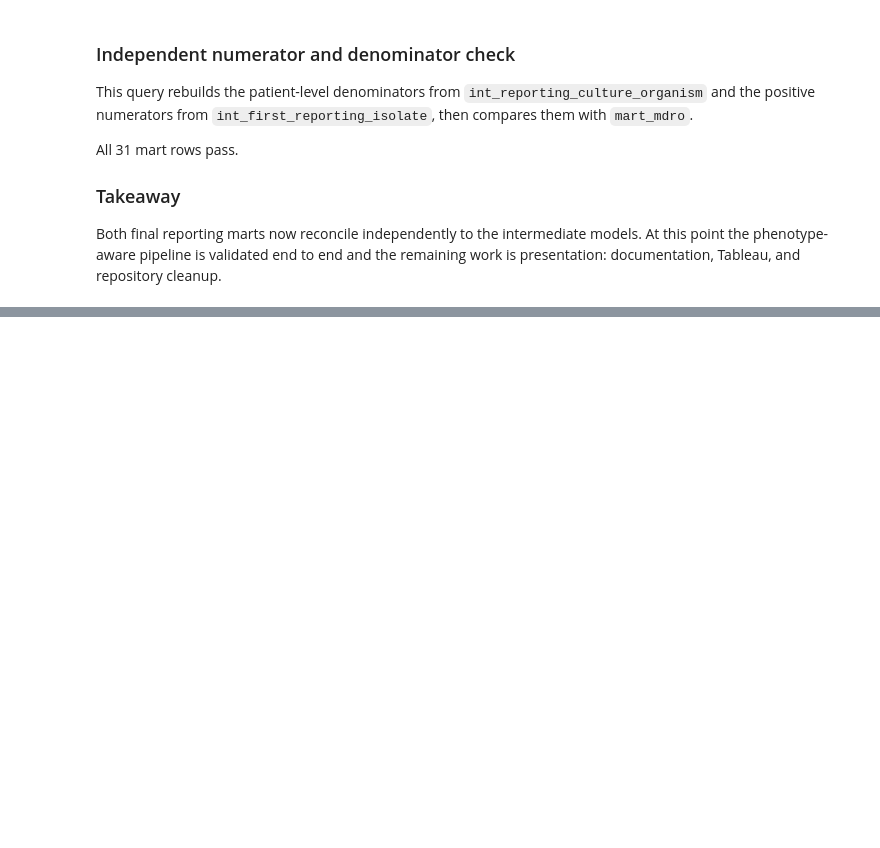
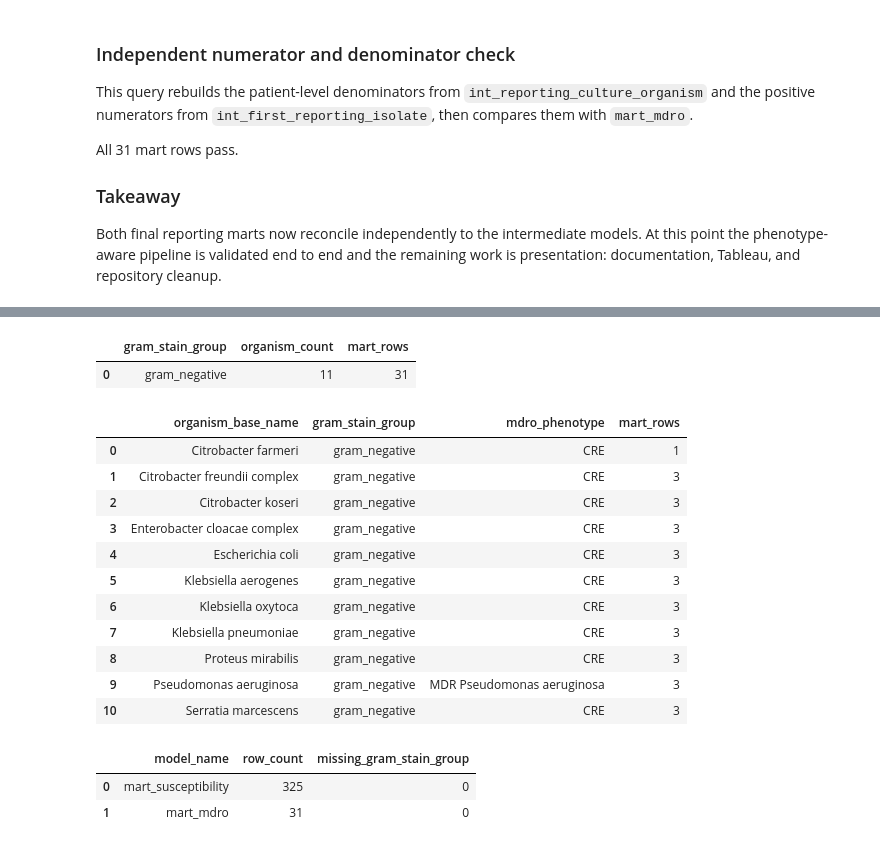
Before and after one commit to clarkbrendenj/ELT-Microbiology, a Jupyter notebook: notebooks/pipeline validation2/12_validate_mdro_mart.ipynb, the cells around one changed output, grey strips where cells are left out. Drawn from its saved outputs; the diff is of its cells as text; code cells hidden in the pictures; blank space fills up the shorter version.

```diff
--- a/notebooks/pipeline validation2/12_validate_mdro_mart.ipynb
+++ b/notebooks/pipeline validation2/12_validate_mdro_mart.ipynb
@@ -225,0 +247,78 @@ Both final reporting marts now reconcile independently to the intermediate model
+# %%
+%sql
+select
+    gram_stain_group,
+    count(distinct organism_base_name) as organism_count,
+    count(*) as mart_rows
+
+from workspace.micro_dev.mart_mdro
+
+group by gram_stain_group
+
+order by gram_stain_group;
+# %% [output]
+|  | gram_stain_group | organism_count | mart_rows |
+| 0 | gram_negative | 11 | 31 |
+# %%
+%sql
+select
+    organism_base_name,
+    gram_stain_group,
+    mdro_phenotype,
+    count(*) as mart_rows
+
+from workspace.micro_dev.mart_mdro
+
+group by
+    organism_base_name,
+    gram_stain_group,
+    mdro_phenotype
+
+order by
+    gram_stain_group,
+    organism_base_name,
+    mdro_phenotype;
+# %% [output]
+|  | organism_base_name | gram_stain_group | mdro_phenotype | mart_rows |
+| 0 | Citrobacter farmeri | gram_negative | CRE | 1 |
+| 1 | Citrobacter freundii complex | gram_negative | CRE | 3 |
+| 2 | Citrobacter koseri | gram_negative | CRE | 3 |
+| 3 | Enterobacter cloacae complex | gram_negative | CRE | 3 |
+| 4 | Escherichia coli | gram_negative | CRE | 3 |
+| 5 | Klebsiella aerogenes | gram_negative | CRE | 3 |
+| 6 | Klebsiella oxytoca | gram_negative | CRE | 3 |
+| 7 | Klebsiella pneumoniae | gram_negative | CRE | 3 |
+| 8 | Proteus mirabilis | gram_negative | CRE | 3 |
+| 9 | Pseudomonas aeruginosa | gram_negative | MDR Pseudomonas aeruginosa | 3 |
+| 10 | Serratia marcescens | gram_negative | CRE | 3 |
+# %%
+%sql
+select
+    'mart_susceptibility' as model_name,
+    count(*) as row_count,
+    sum(
+        case
+            when gram_stain_group is null then 1
+            else 0
+        end
+    ) as missing_gram_stain_group
+
+from workspace.micro_dev.mart_susceptibility
+
+union all
+
+select
+    'mart_mdro' as model_name,
+    count(*) as row_count,
+    sum(
+        case
+            when gram_stain_group is null then 1
+            else 0
+        end
+    ) as missing_gram_stain_group
+
+from workspace.micro_dev.mart_mdro;
+# %% [output]
+|  | model_name | row_count | missing_gram_stain_group |
+| 0 | mart_susceptibility | 325 | 0 |
+| 1 | mart_mdro | 31 | 0 |
```
Also changed, not shown: parts of 1 cell of this notebook, 7 other files.
